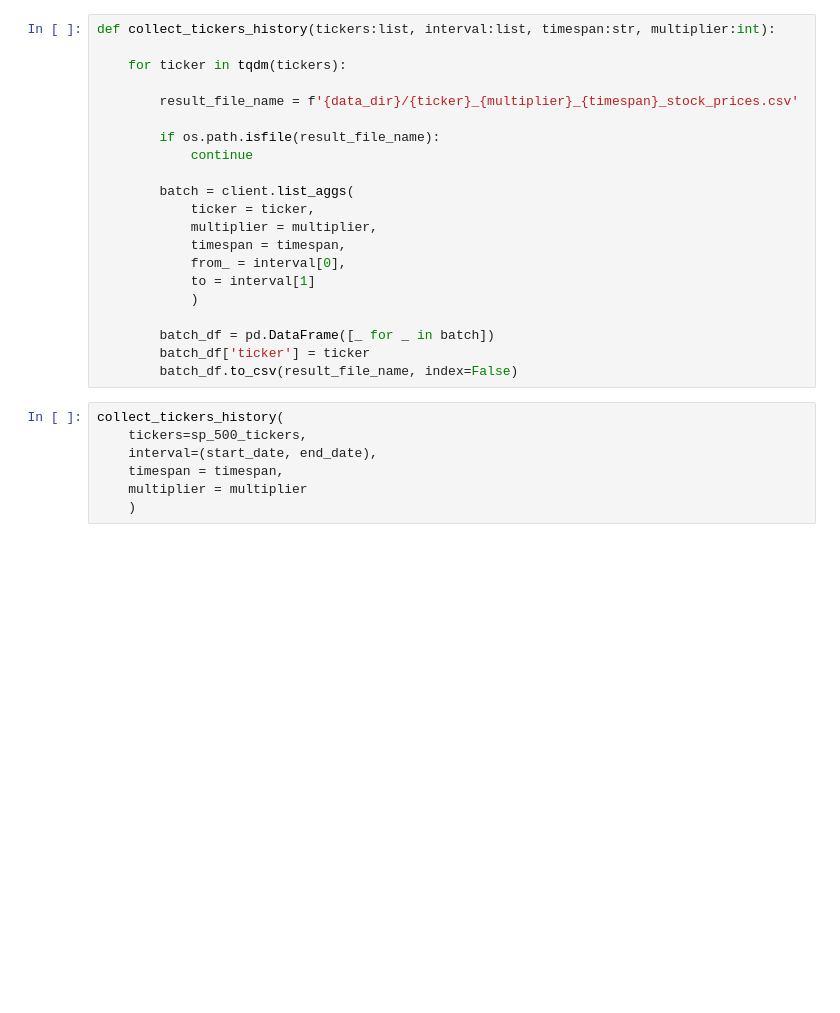
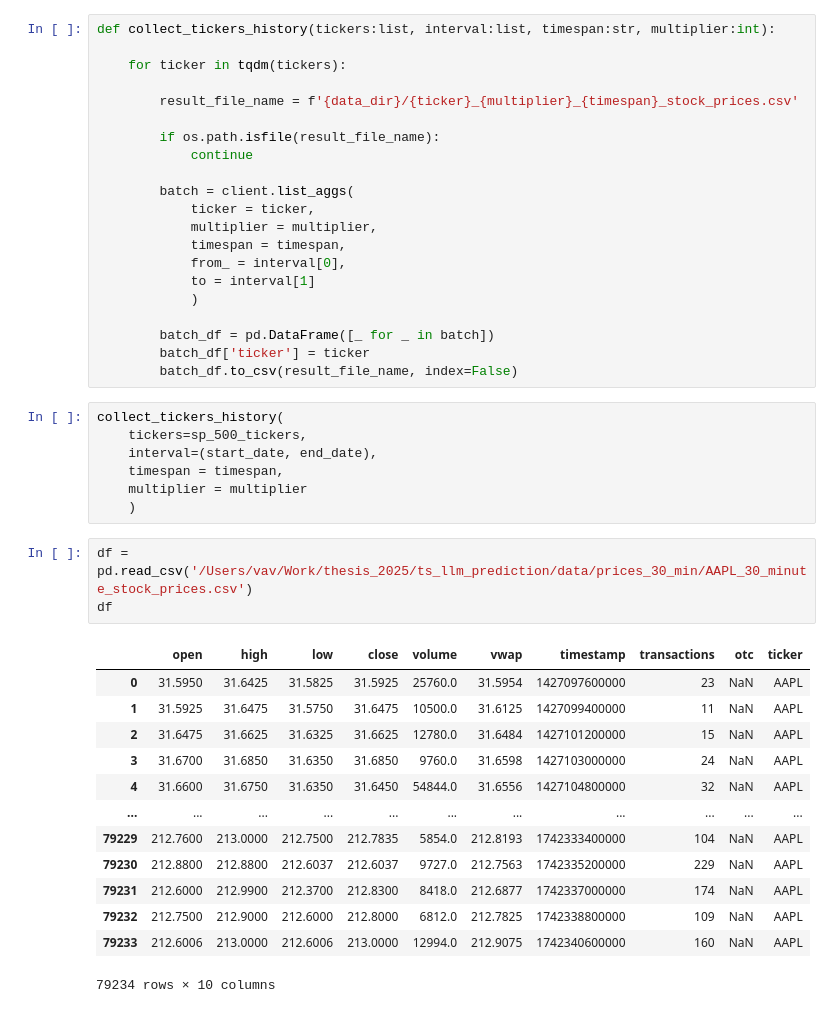
Before and after one commit to vavabramov/ts_llm_prediction, a Jupyter notebook: stocks_dc_30min.ipynb, the cells around one changed output. Saved outputs shown, nothing was run; the diff lists cells and outputs as text; blank space fills up the shorter version.

```diff
--- a/stocks_dc_30min.ipynb
+++ b/stocks_dc_30min.ipynb
@@ -79,3 +79,20 @@ collect_tickers_history(
     timespan = timespan,
     multiplier = multiplier
     )
+# %%
+df = pd.read_csv('/Users/vav/Work/thesis_2025/ts_llm_prediction/data/prices_30_min/AAPL_30_minute_stock_prices.csv')
+df
+# %% [output]
+|  | open | high | low | close | volume | vwap | timestamp | transactions | otc | ticker |
+| 0 | 31.5950 | 31.6425 | 31.5825 | 31.5925 | 25760.0 | 31.5954 | 1427097600000 | 23 | NaN | AAPL |
+| 1 | 31.5925 | 31.6475 | 31.5750 | 31.6475 | 10500.0 | 31.6125 | 1427099400000 | 11 | NaN | AAPL |
+| 2 | 31.6475 | 31.6625 | 31.6325 | 31.6625 | 12780.0 | 31.6484 | 1427101200000 | 15 | NaN | AAPL |
+| 3 | 31.6700 | 31.6850 | 31.6350 | 31.6850 | 9760.0 | 31.6598 | 1427103000000 | 24 | NaN | AAPL |
+| 4 | 31.6600 | 31.6750 | 31.6350 | 31.6450 | 54844.0 | 31.6556 | 1427104800000 | 32 | NaN | AAPL |
+| ... | ... | ... | ... | ... | ... | ... | ... | ... | ... | ... |
+| 79229 | 212.7600 | 213.0000 | 212.7500 | 212.7835 | 5854.0 | 212.8193 | 1742333400000 | 104 | NaN | AAPL |
+| 79230 | 212.8800 | 212.8800 | 212.6037 | 212.6037 | 9727.0 | 212.7563 | 1742335200000 | 229 | NaN | AAPL |
+| 79231 | 212.6000 | 212.9900 | 212.3700 | 212.8300 | 8418.0 | 212.6877 | 1742337000000 | 174 | NaN | AAPL |
+| 79232 | 212.7500 | 212.9000 | 212.6000 | 212.8000 | 6812.0 | 212.7825 | 1742338800000 | 109 | NaN | AAPL |
+| 79233 | 212.6006 | 213.0000 | 212.6006 | 213.0000 | 12994.0 | 212.9075 | 1742340600000 | 160 | NaN | AAPL |
+79234 rows × 10 columns
```
Also changed, not shown: 6 other files.
